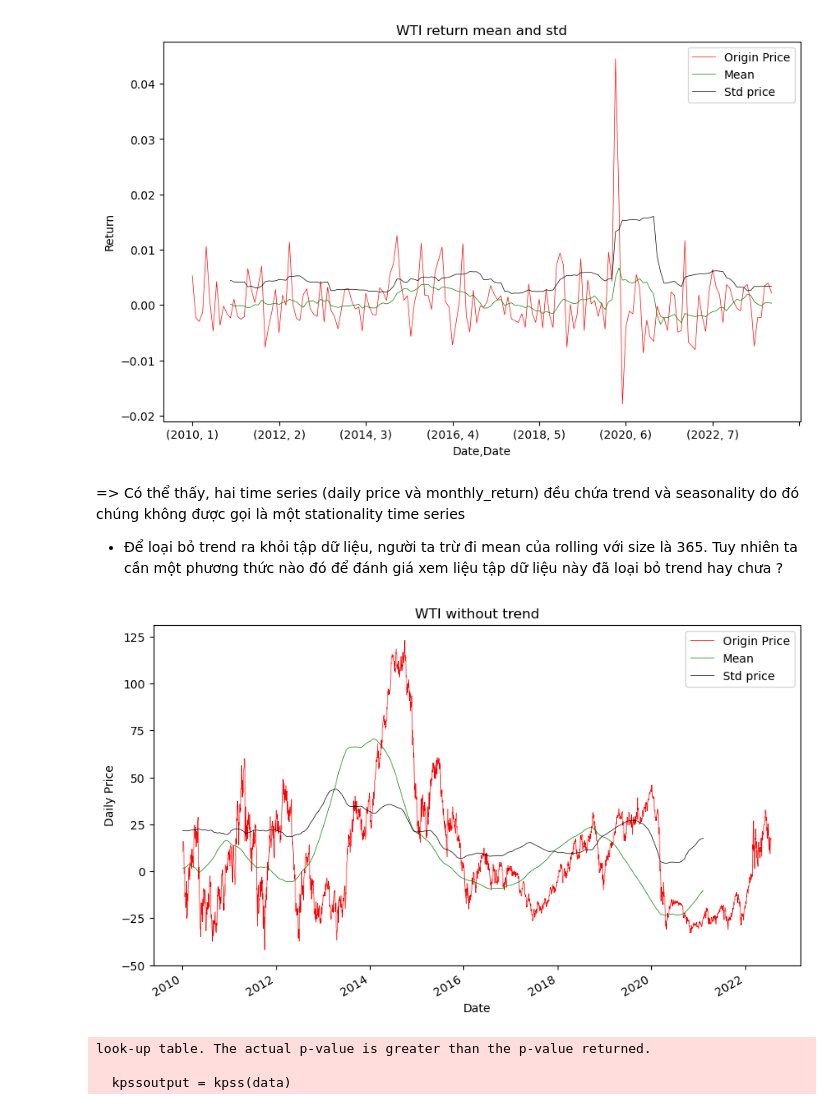
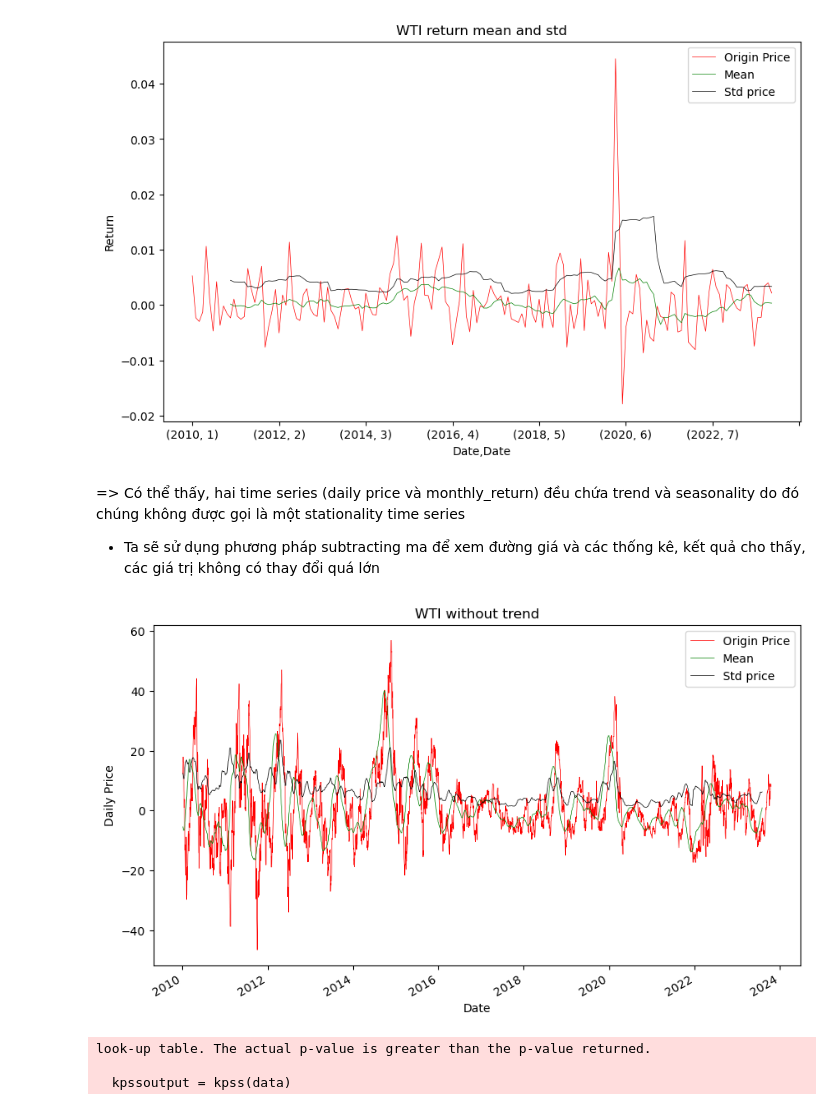
Before and after one commit to trungviet17/Basic_Algorithmic_Trading, a Jupyter notebook: TimeSeries/Introduction.ipynb, the cells around one changed output. Cells and saved outputs as stored; diff of their text form; code cells hidden in the pictures.

```diff
--- a/TimeSeries/Time_series_basic_concept.ipynb
+++ b/TimeSeries/Introduction.ipynb
@@ -261,11 +336,11 @@ rolling_statistic(wti_monthly_return, 12, "WTI return mean and std", "Return")
 [figure]
 # %% [markdown]
 => Có thể thấy, hai time series (daily price và monthly_return) đều chứa trend và seasonality do đó chúng không được gọi là một stationality time series
-- Để loại bỏ trend ra khỏi tập dữ liệu, người ta trừ đi mean của rolling với size là 365. Tuy nhiên ta cần một phương thức nào đó để đánh giá xem liệu tập dữ liệu này đã loại bỏ trend hay chưa ?
+- Ta sẽ sử dụng phương pháp subtracting ma để xem đường giá và các thống kê, kết quả cho thấy, các giá trị không có thay đổi quá lớn
 # %%
-rolling_statistic(data['Price'] - data['Price'].rolling(365).mean(),365,  "WTI without trend", "Daily Price")
+rolling_statistic(data['Price'] - data['Price'].rolling(52).mean(),52,  "WTI without trend", "Daily Price")
 # %% [output]
-[figure, old version]
+[figure, new version]
 # %%
 subtracting_ma = data['Price'] - data['Price'].rolling(52).mean()
 
```
Also changed, not shown: parts of 33 cells of this notebook, 3 other files.
